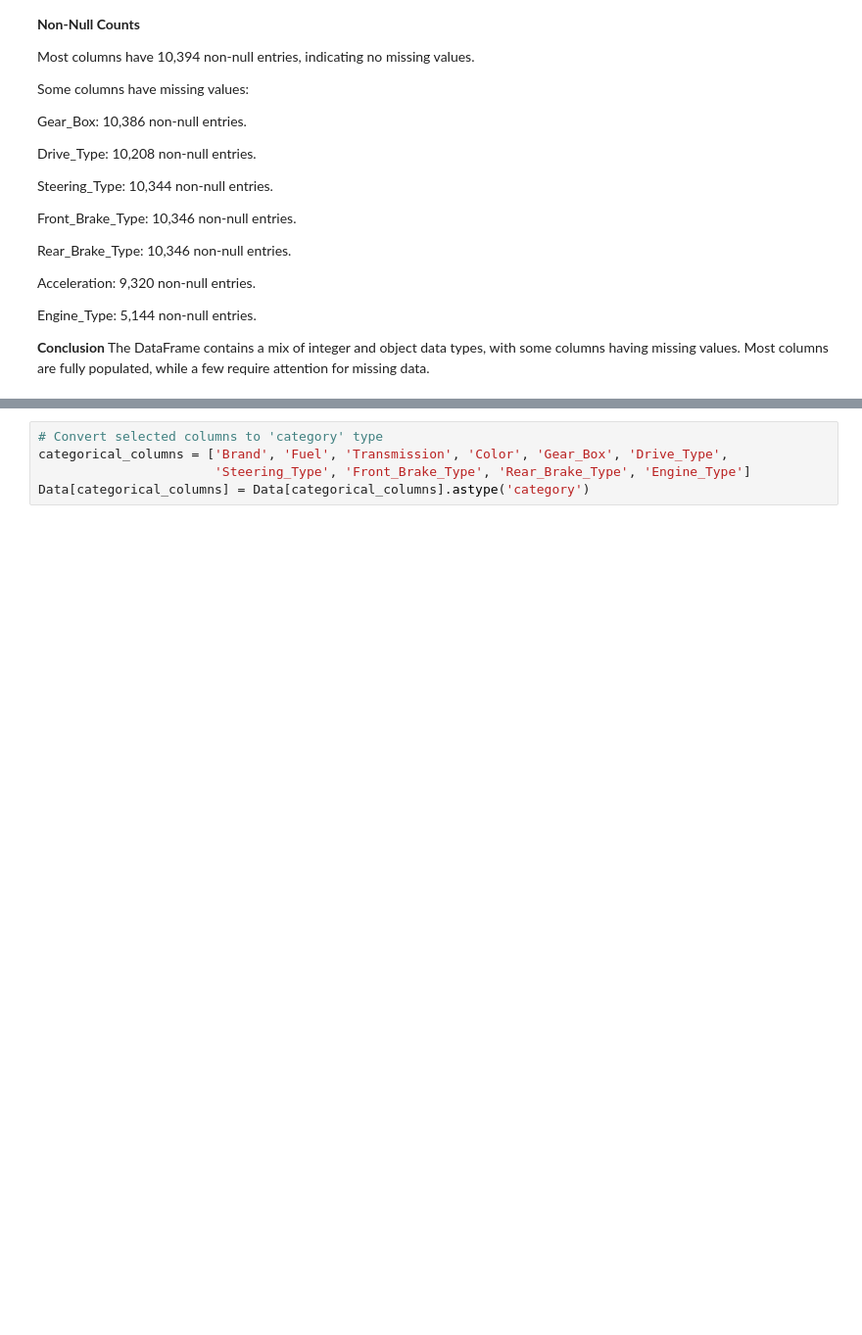
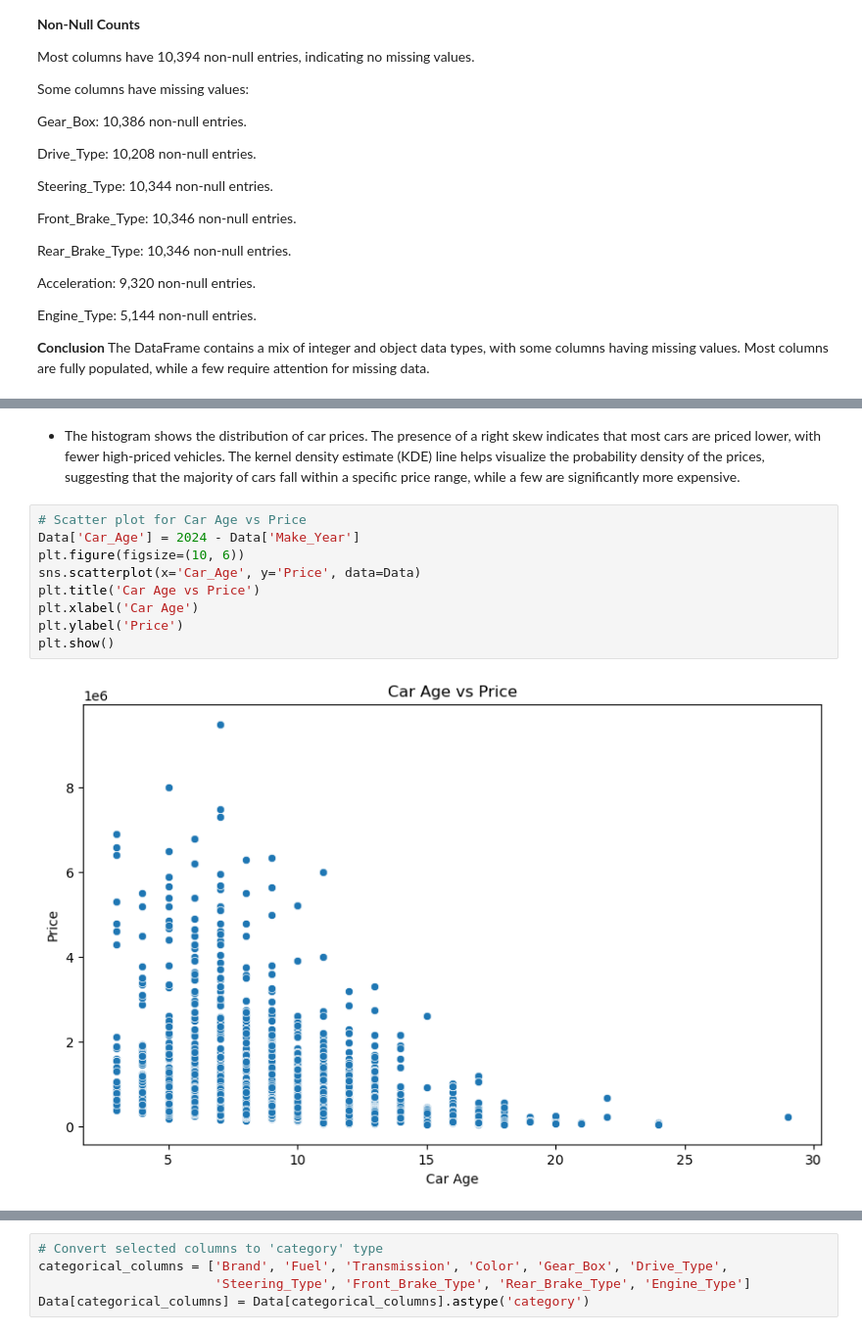
Before and after one commit to FaithMUTIS/Group-2-phase-5-project, a Jupyter notebook: Pamela.ipynb, the cells around one changed output, grey strips where cells are left out. Shown at 98% size. Cells and saved outputs as stored; diff of their text form; blank space fills up the shorter version.

```diff
--- a/Pamela.ipynb
+++ b/Pamela.ipynb
@@ -161,0 +236,14 @@ The DataFrame contains a mix of integer and object data types, with some columns
+# %% [markdown]
+- The histogram shows the distribution of car prices. The presence of a right skew indicates that most cars are priced lower, with fewer high-priced vehicles.
+The kernel density estimate (KDE) line helps visualize the probability density of the prices, suggesting that the majority of cars fall within a specific price range, while a few are significantly more expensive.
+# %%
+# Scatter plot for Car Age vs Price
+Data['Car_Age'] = 2024 - Data['Make_Year']
+plt.figure(figsize=(10, 6))
+sns.scatterplot(x='Car_Age', y='Price', data=Data)
+plt.title('Car Age vs Price')
+plt.xlabel('Car Age')
+plt.ylabel('Price')
+plt.show()
+# %% [output]
+[figure, added]
```
Also changed, not shown: parts of 146 cells of this notebook.
